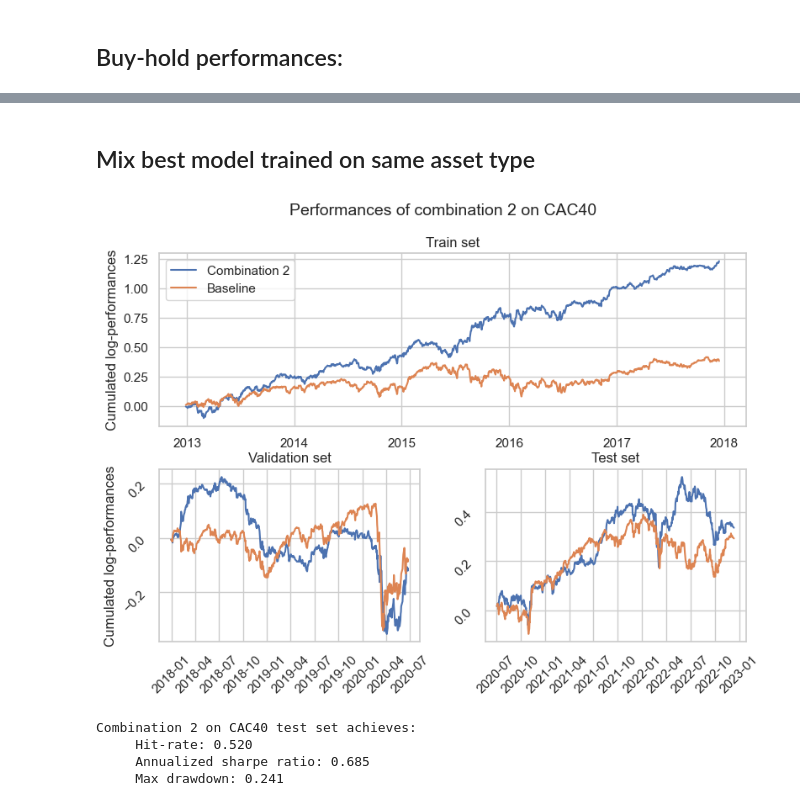
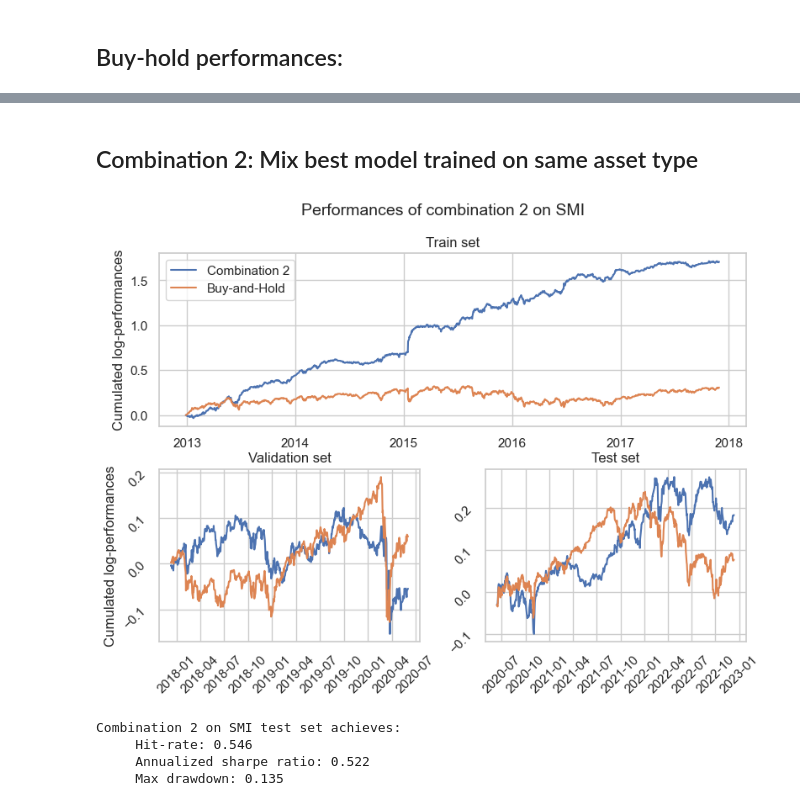
Before and after one commit to CS-433/ml-project-2-bogota, a Jupyter notebook: notebooks/combinations.ipynb, the cells around one changed output, grey strips where cells are left out. Saved outputs shown, nothing was run; the diff lists cells and outputs as text; code cells hidden in the pictures.

```diff
--- a/notebooks/combinations.ipynb
+++ b/notebooks/combinations.ipynb
@@ -31,8 +31,8 @@ def compute_max_drawdown(log_returns):
     dd = (cumulative / peak) - 1
     return dd.abs().max()
 # %%
-DATASET = 'BTC-USD'
-N_PERIODS = 365
+DATASET = 'SP500'
+N_PERIODS = 252
 
 _, test_target, _ = load_processed_data(DATASET, partition='test')
 
@@ -82,7 +82,7 @@ class MixedTypeEnsemble(Ensemble):
                 output[i] = merged_forecast[i, idx.item()].item()
         return output
 # %%
-DATASET = 'SMI'
+DATASET = 'SP500'
 N_PERIODS = 252
 
 train_lags, train_target, train_dates = load_processed_data(DATASET, partition='train')
@@ -95,7 +95,7 @@ if DATASET in ['BTC-USD', 'ETH-USD', 'XRP-USD']:
 else:
     n_periods = 252
 
-mixed_model = MixedTypeEnsemble(train_lags, train_target, mode='abs_max')
+mixed_model = MixedTypeEnsemble(train_lags, train_target, mode='mean')
 
 # Plot cumulative sum of model's log-returns:
 fig = plt.figure(figsize=(9, 6))
@@ -109,7 +109,7 @@ sub1.plot(train_dates, np.cumsum(train_target.to('cpu')))
 sub1.grid(True)
 sub1.set_ylabel('Cumulated log-performances')
 sub1.set_title('Train set')
-sub1.legend(['Combination 1', 'Baseline'], loc="upper left")
+sub1.legend(['Combination 1', 'Buy-and-Hold'], loc="upper left")
 
 sub2 = fig.add_subplot(2,2,3)
 mixed_model.test(val_lags, val_target, n_periods)
@@ -145,5 +145,5 @@ Combination 1 on SMI test set achieves:
 # %% [markdown]
-## Mix best model trained on same asset type
+## Combination 2: Mix best model trained on same asset type
 # %%
 class MixedBestEnsemble(Ensemble):
     def __init__(self, train_lags, train_target, asset_type, mode):
@@ -193,11 +193,11 @@ class MixedBestEnsemble(Ensemble):
 asset_type='stock_market_index'
 
 if asset_type == 'cryptos':
-    dataset = 'XRP-USD'
+    dataset = 'BTC-USD'
 if asset_type == 'commodities':
-    dataset = 'LBMA-GOLD'
+    dataset = 'OPEC-ORB'
 if asset_type == 'stock_market_index':
-    dataset = 'CAC40'
+    dataset = 'SMI'
 
 train_lags, train_target, train_dates = load_processed_data(dataset, partition='train')
 val_lags, val_target, val_dates = load_processed_data(dataset, partition='val')
@@ -209,7 +209,7 @@ if dataset in ['BTC-USD', 'ETH-USD', 'XRP-USD']:
 else:
     n_periods = 252
 
-mixed_model = MixedBestEnsemble(train_lags, train_target, asset_type=asset_type, mode='abs_max')
+mixed_model = MixedBestEnsemble(train_lags, train_target, asset_type=asset_type, mode='mean')
 
 # Plot cumulative sum of model's log-returns:
 fig = plt.figure(figsize=(9, 6))
@@ -222,36 +222,36 @@ sub1.plot(train_dates, np.cumsum(mixed_model.log_returns))
 sub1.plot(train_dates, np.cumsum(train_target.to('cpu')))
 sub1.grid(True)
 sub1.set_ylabel('Cumulated log-performances')
 sub1.set_title('Train set')
-sub1.legend(['Combination 2', 'Baseline'], loc="upper left")
+sub1.legend(['Combination 2', 'Buy-and-Hold'], loc="upper left")
 
 sub2 = fig.add_subplot(2,2,3)
 mixed_model.test(val_lags, val_target, n_periods)
 sub2.plot(val_dates, np.cumsum(mixed_model.log_returns))
 sub2.plot(val_dates, np.cumsum(val_target).to('cpu'))
 sub2.tick_params(labelrotation=45)
 sub2.grid(True)
 sub2.set_ylabel('Cumulated log-performances')
 sub2.set_title('Validation set')
 
 sub3 = fig.add_subplot(2,2,4)
 mixed_model.test(test_lags, test_target, n_periods)
 sub3.plot(test_dates, np.cumsum(mixed_model.log_returns))
 sub3.plot(test_dates, np.cumsum(test_target.to('cpu')))
 sub3.tick_params(labelrotation=45)
 sub3.grid(True)
 sub3.set_title('Test set')
 
 plt.show()
 
 # Print trading performances on the test set:
 print('Combination 2 on {} test set achieves:'.format(dataset))
 print('     Hit-rate: {:.3f}'.format(mixed_model.hit_rate))
 print('     Annualized sharpe ratio: {:.3f}'.format(mixed_model.sharpe))
 print('     Max drawdown: {:.3f}'.format(mixed_model.max_dd))
 # %% [output]
-[figure, old version]
+[figure, new version]
-Combination 2 on CAC40 test set achieves:
-     Hit-rate: 0.520
-     Annualized sharpe ratio: 0.685
-     Max drawdown: 0.241
+Combination 2 on SMI test set achieves:
+     Hit-rate: 0.546
+     Annualized sharpe ratio: 0.522
+     Max drawdown: 0.135
```
Also changed, not shown: parts of 3 cells of this notebook.
